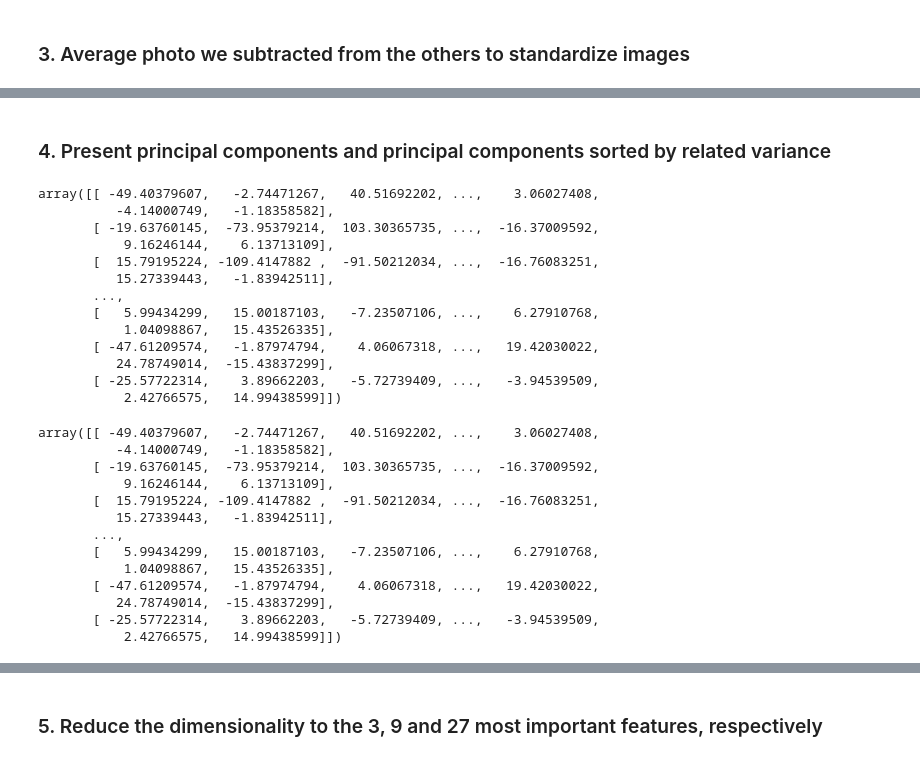
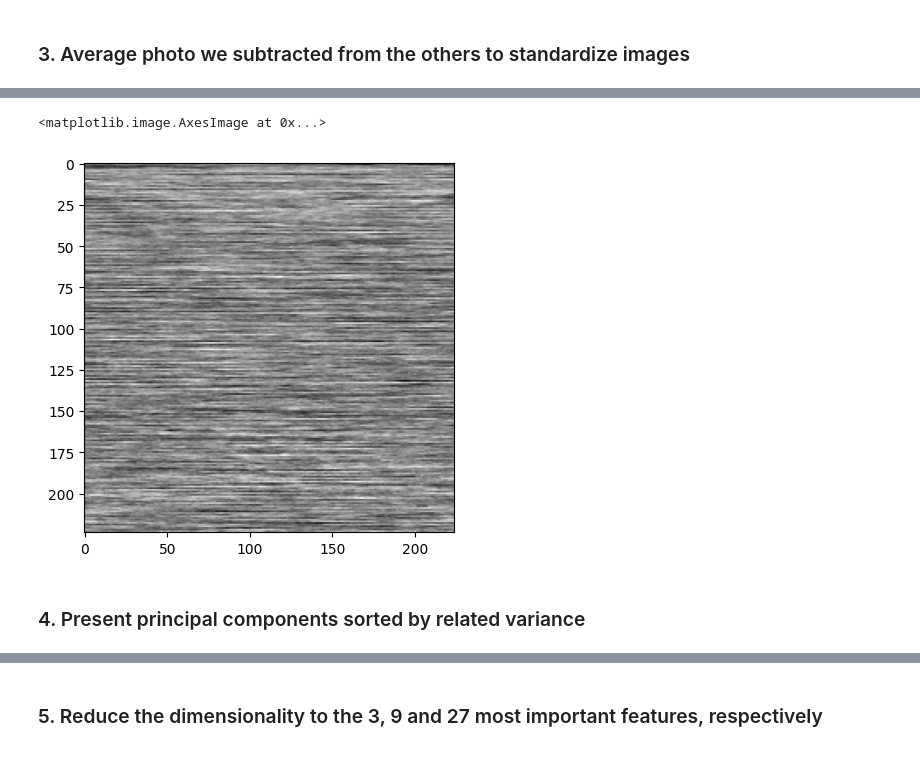
Before and after one commit to Szymon-Budziak/Machine_learning_basics_course_AGH, a Jupyter notebook: Lab_2/lab_2.ipynb, the cells around one changed output, grey strips where cells are left out. Saved outputs shown, nothing was run; the diff lists cells and outputs as text; code cells hidden in the pictures.

```diff
--- a/Lab_2/lab_2.ipynb
+++ b/Lab_2/lab_2.ipynb
@@ -130,37 +141,9 @@ array([143.73686623, 100.88711735, 142.92717634, 137.9725566 ,
+# %%
+image_mean = np.reshape(scaler.mean_, (224, 224))
+# %%
+plt.imshow(image_mean, cmap='gray_r')
+# %% [output]
+<matplotlib.image.AxesImage at 0x...>
+[figure, added]
 # %% [markdown]
-### 4. Present principal components and principal components sorted by related variance
+### 4. Present principal components sorted by related variance
-# %%
-principal_components
-# %% [output]
-array([[ -49.40379607,   -2.74471267,   40.51692202, ...,    3.06027408,
-          -4.14000749,   -1.18358582],
-       [ -19.63760145,  -73.95379214,  103.30365735, ...,  -16.37009592,
-           9.16246144,    6.13713109],
-       [  15.79195224, -109.4147882 ,  -91.50212034, ...,  -16.76083251,
-          15.27339443,   -1.83942511],
-       ...,
-       [   5.99434299,   15.00187103,   -7.23507106, ...,    6.27910768,
-           1.04098867,   15.43526335],
-       [ -47.61209574,   -1.87974794,    4.06067318, ...,   19.42030022,
-          24.78749014,  -15.43837299],
-       [ -25.57722314,    3.89662203,   -5.72739409, ...,   -3.94539509,
-           2.42766575,   14.99438599]])
-# %%
-explained_variances = pca.explained_variance_ratio_
-sorted_indices = np.argsort(explained_variances)[::-1]
-sorted_principal_components = principal_components[:, sorted_indices]
-sorted_principal_components
-# %% [output]
-array([[ -49.40379607,   -2.74471267,   40.51692202, ...,    3.06027408,
-          -4.14000749,   -1.18358582],
-       [ -19.63760145,  -73.95379214,  103.30365735, ...,  -16.37009592,
-           9.16246144,    6.13713109],
-       [  15.79195224, -109.4147882 ,  -91.50212034, ...,  -16.76083251,
-          15.27339443,   -1.83942511],
-       ...,
-       [   5.99434299,   15.00187103,   -7.23507106, ...,    6.27910768,
-           1.04098867,   15.43526335],
-       [ -47.61209574,   -1.87974794,    4.06067318, ...,   19.42030022,
-          24.78749014,  -15.43837299],
-       [ -25.57722314,    3.89662203,   -5.72739409, ...,   -3.94539509,
-           2.42766575,   14.99438599]])
```
Also changed, not shown: parts of 40 cells of this notebook, 1 other file.
